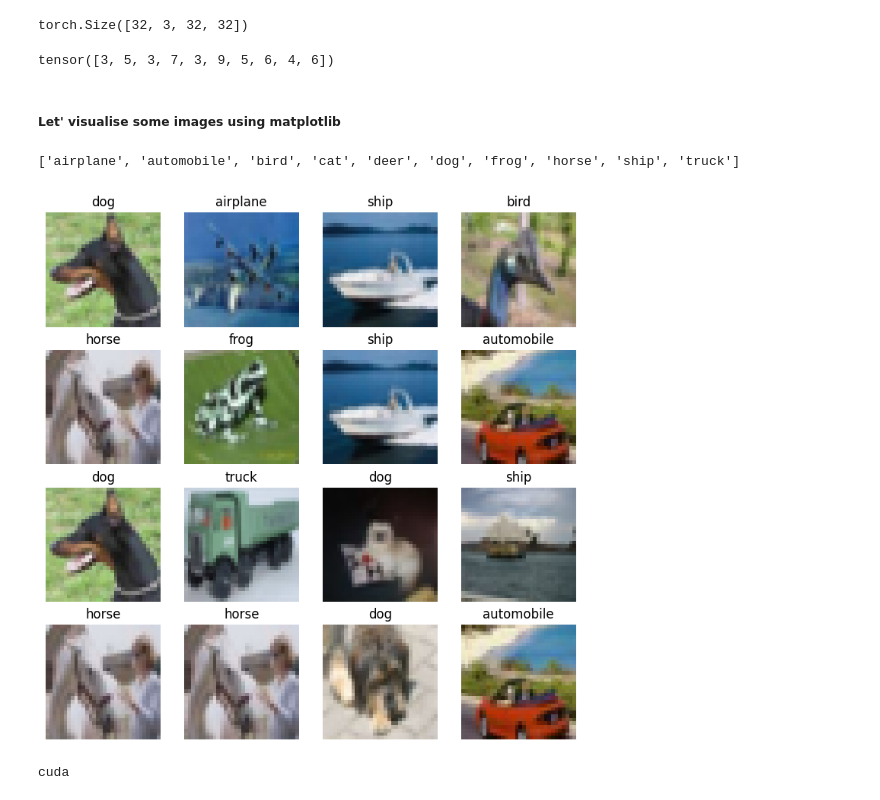
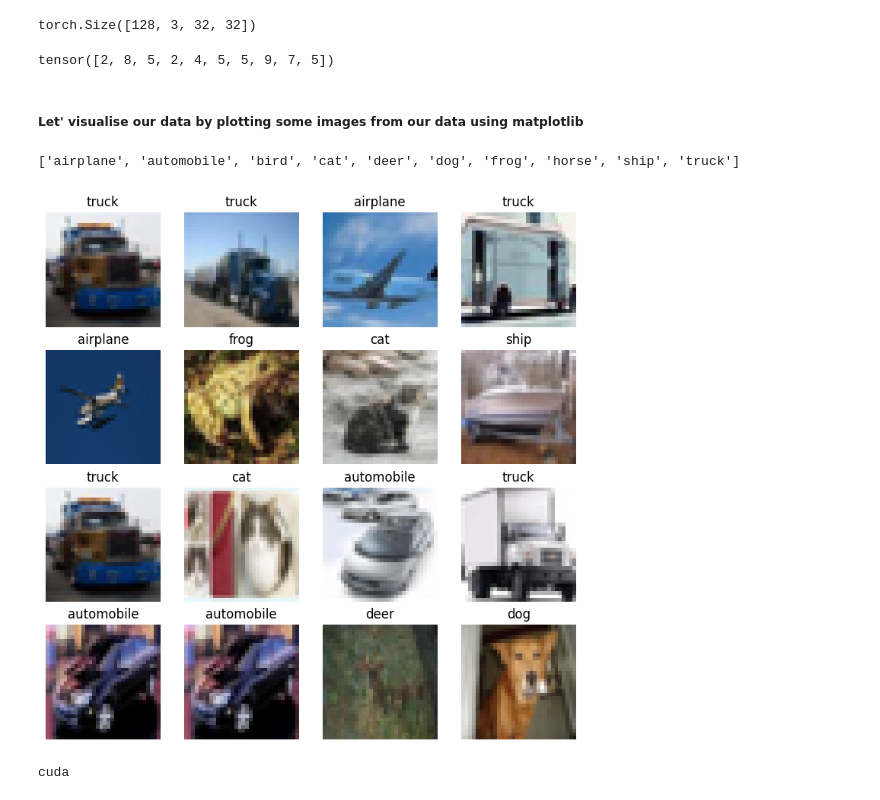
Before and after one commit to PranavAgrawal07/CIFAR-10-Neural-Network-Classification, a Jupyter notebook: CIFAR-10_Neural_Network_Classification.ipynb, the cells around one changed output. Saved outputs shown, nothing was run; the diff lists cells and outputs as text; code cells hidden in the pictures.

Commit message:
Add best model and the new CNN with augmentation experiments

```diff
--- a/CIFAR-10_Neural_Network_Classification.ipynb
+++ b/CIFAR-10_Neural_Network_Classification.ipynb
@@ -15,14 +21,25 @@ from torch.utils.data import DataLoader
 # %%
+# Creating train_data, val_data and test_data. First we will only be using train and testing data, later we will be using validation data
+# one more thing that I came across the pytorch documentation, was that v2 is recommended over transforms, and that ToTensor is deprecated, and to use Compose of ToImage and ToDtype with dtype set as defualt torch float32
 train_data = datasets.CIFAR10(root="data",
-                             train=True,
-                             download=True,
-                             transform=torchvision.transforms.ToTensor()    #We want to convert the PIL images individually into Tensors so we can work with PyTorch
-                             )
+                            train=True,
+                            download=True,
+                            transform=v2.Compose([v2.ToImage(),
+                                                v2.ToDtype(dtype=torch.float,scale=True),    # We did scale = True, so that we don't get exploding gradients, as the colour intensity is from 0 to 255, and if we don't apply scale and then normalize the it would be a huge value at one end which would cause the weignts to be handled incorrectly.
+                                                v2.Normalize(mean=[0.4914,0.4822,0.4465],std=[0.2470,0.2435,0.2616])]))
+val_data = datasets.CIFAR10(root="data",
+                            train=True,
+                            download=True,
+                            transform=v2.Compose([v2.ToImage(),
+                                                v2.ToDtype(dtype=torch.float,scale=True),
+                                                v2.Normalize(mean=[0.4914,0.4822,0.4465],std=[0.2470,0.2435,0.2616])]))
 
 test_data = datasets.CIFAR10(root="data",
-                           train=False,
-                           download=True,
-                           transform=ToTensor())
+                            train=False,
+                            download=True,
+                            transform=v2.Compose([v2.ToImage(),
+                                                v2.ToDtype(dtype=torch.float,scale=True),
+                                                v2.Normalize(mean=[0.4914,0.4822,0.4465],std=[0.2470,0.2435,0.2616])]))
 # %% [output]
 Files already downloaded and verified
 Files already downloaded and verified
@@ -45,23 +47,30 @@ Transform: ToTensor()
 # %%
-BATCH_SIZE = 32
+BATCH_SIZE = 128
 train_dataloader = DataLoader(dataset=train_data,
                               batch_size=BATCH_SIZE,
-                              shuffle=True)        #So that the model tries to learn the actual pattern, rather than learning the locations of the images
+                              shuffle=True,     #So that the model tries to learn the actual pattern, rather than learning the locations of the images
+                              num_workers=2,    #More num_workers means more sub processes, which helps in decreasing the time taken to run
+                              pin_memory=True,  #Helps push data in a faster manner, from the CPU to GPU, by pairing with non_blovking=True in .to(device), it lets GPU fetch the data from CPU while the current process is running
+                              persistent_workers=True
+)
 
 test_dataloader = DataLoader(dataset=test_data,
                             batch_size=BATCH_SIZE,
-                            shuffle=False)
+                            shuffle=False,
+                            num_workers=2,
+                            pin_memory=True,
+                            persistent_workers=True)
 # %%
 image_batch,label_batch = next(iter(train_dataloader))
 print(image_batch.shape)
 # %% [output]
-torch.Size([32, 3, 32, 32])
+torch.Size([128, 3, 32, 32])
 # %%
 print(label_batch[:10])
 # %% [output]
-tensor([3, 5, 3, 7, 3, 9, 5, 6, 4, 6])
+tensor([2, 8, 5, 2, 4, 5, 5, 9, 7, 5])
 # %% [markdown]
-##### Let' visualise some images using matplotlib
+##### Let' visualise our data by plotting some images from our data using matplotlib
 # %%
 class_names = train_data.classes
 print(class_names)
@@ -70,17 +79,21 @@ print(class_names)
 # %%
 torch.manual_seed(42)     # For reproducibility
 fig = plt.figure(figsize=(9,9))
 rows,cols=4,4
 for i in range(1,rows*cols+1):
     random_idx = torch.randint(0,len(image_batch),size=[1]).item()
-    img,label = image_batch[random_idx], label_batch[random_idx]
+    img,label = image_batch[random_idx], label_batch[random_idx]     #Randomly selecting images and their labels from the first batch
     np_image = img.permute(1,2,0)     #PyTorch works as NCHW but Matplotlib requires either only height and width or NHWC
+    mean = torch.tensor([0.4914, 0.4822, 0.4465])
+    std = torch.tensor([0.2470, 0.2435, 0.2616])
+    #While I was running this after adding normalization, matplotlib gave me warnings saying that Clipping input data to the valid range for imshow with RGB data, and then I discovered that, matplotlib expects the colour brightness values to be between 0 and 255, the default, and since we normalized now they are not, so we need to convert them back, and so thats what we are doing in this temporary np_image variable
+    np_image = np_image * std + mean    #So we convert the pixel activation values back to the standard form so matplotlib can work with it. Matplotlib automatically converts those even if we don't do it, but it gives us warnings
     fig.add_subplot(rows,cols,i)
     plt.imshow(np_image)
     plt.title(class_names[label])
     plt.axis(False)
 # %% [output]
-[figure, old version]
+[figure, new version]
 # %%
 # So first let's set up device agnostic code:
 device = "cuda" if torch.cuda.is_available() else "cpu"
```
Also changed, not shown: parts of 97 cells of this notebook, 4 other files.
